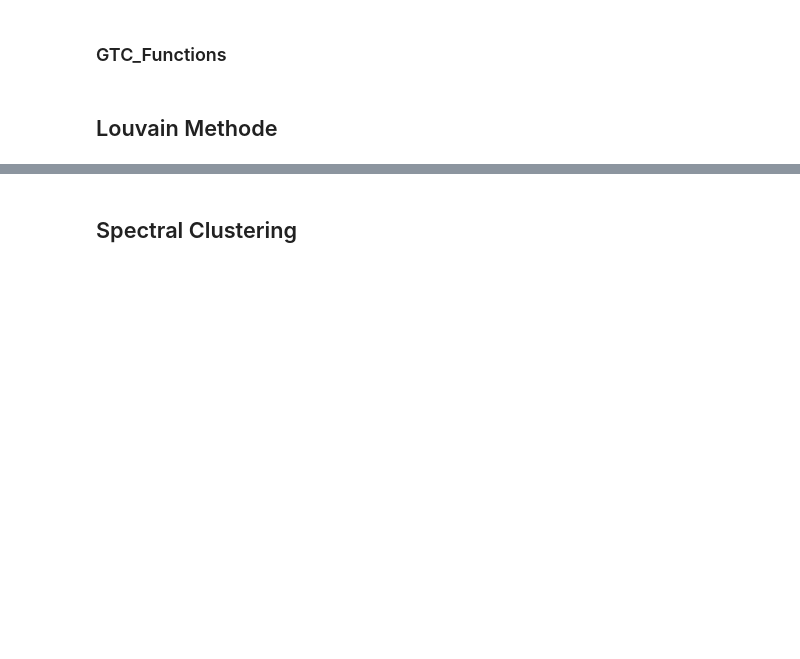
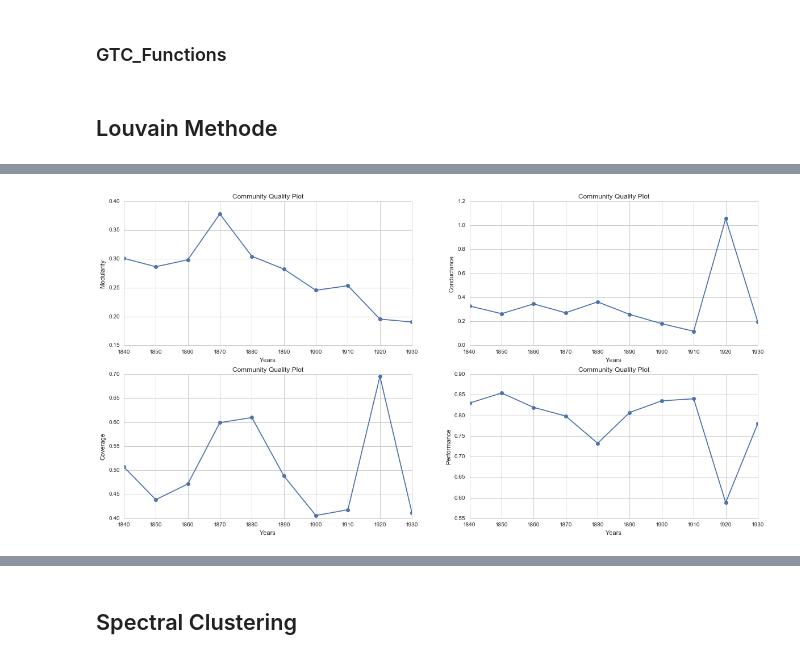
Before and after one commit to mydu/bilateral-vis, a Jupyter notebook: data-processing.ipynb, the cells around one changed output, grey strips where cells are left out. Saved outputs shown, nothing was run; the diff lists cells and outputs as text; code cells hidden in the pictures; blank space fills up the shorter version.

```diff
--- a/data-processing.ipynb
+++ b/data-processing.ipynb
@@ -17,6 +20,11 @@ raw_data.head()
 | 2 | 1792 | France | Netherlands | 21864951.0 | Europe | ... |
 | 3 | 1792 | France | Portugal | 1334107.0 | Europe | ... |
 | 4 | 1792 | France | Prussia | 2294328.0 | Europe | ... |
+# %%
+modu=[]
+conductance=[]
+coverage=[]
+perf=[]
 # %% [markdown]
 ### GTC_Functions
 # %%
@@ -117,0 +250,12 @@ plt.show()
+# %%
+plt.figure(figsize = [20,10])
+plt.subplot(221)
+plot_quality(modu,"Modularity")
+plt.subplot(222)
+plot_quality(conductance,"Conductance")
+plt.subplot(223)
+plot_quality(coverage,"Coverage")
+plt.subplot(224)
+plot_quality(perf,"Performance")
+# %% [output]
+[figure, added]
```
Also changed, not shown: parts of 83 cells of this notebook.
